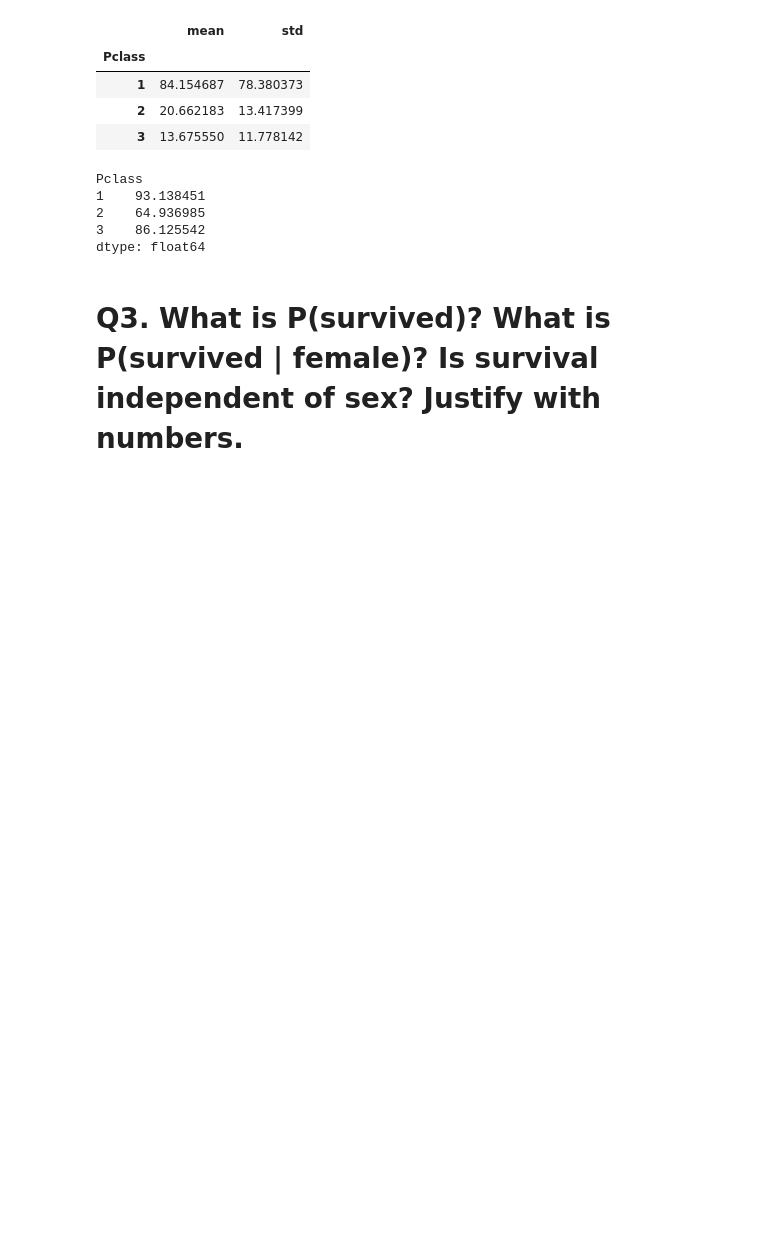
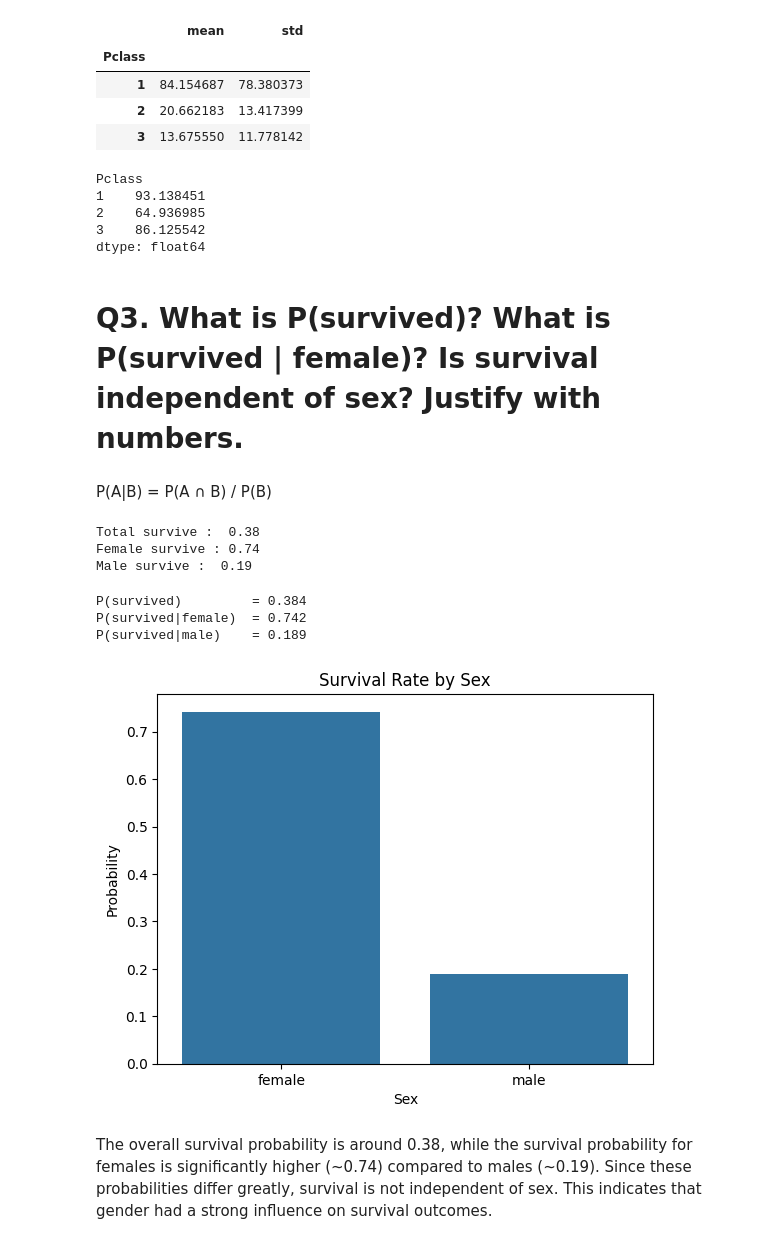
Before and after one commit to soumensen411/statistics-for-machine-learning, a Jupyter notebook: Notebook/titanic_analysis.ipynb, the cells around one changed output. Cells and saved outputs as stored; diff of their text form; code cells hidden in the pictures; blank space fills up the shorter version.

```diff
--- a/Notebook/titanic_analysis.ipynb
+++ b/Notebook/titanic_analysis.ipynb
@@ -126,3 +117,34 @@ Pclass
 dtype: float64
 # %% [markdown]
 # Q3. What is P(survived)? What is P(survived | female)? Is survival independent of sex? Justify with numbers.
+# %% [markdown]
+P(A|B) = P(A ∩ B) / P(B)
+# %%
+total_survive = df['Survived'].mean()
+male_survive = df[df['Sex']=='male']['Survived'].mean()
+female_survive = df[df['Sex'] == 'female']['Survived'].mean()
+print(f"Total survive :  {total_survive:.2f}")
+print(f"Female survive : {female_survive:.2f}")
+print(f"Male survive :  {male_survive:.2f}")
+# %% [output]
+Total survive :  0.38
+Female survive : 0.74
+Male survive :  0.19
+# %%
+print(f"P(survived)         = {total_survive:.3f}")
+print(f"P(survived|female)  = {female_survive:.3f}")
+print(f"P(survived|male)    = {male_survive:.3f}")
+# %% [output]
+P(survived)         = 0.384
+P(survived|female)  = 0.742
+P(survived|male)    = 0.189
+# %%
+plot_data = df.groupby('Sex')['Survived'].mean()
+sns.barplot(plot_data)
+plt.title('Survival Rate by Sex')
+plt.ylabel('Probability')
+plt.show()
+# %% [output]
+[figure, added]
+# %% [markdown]
+The overall survival probability is around 0.38, while the survival probability for females is significantly higher (~0.74) compared to males (~0.19). Since these probabilities differ greatly, survival is not independent of sex. This indicates that gender had a strong influence on survival outcomes.
```
Also changed, not shown: parts of 1 cell of this notebook.
